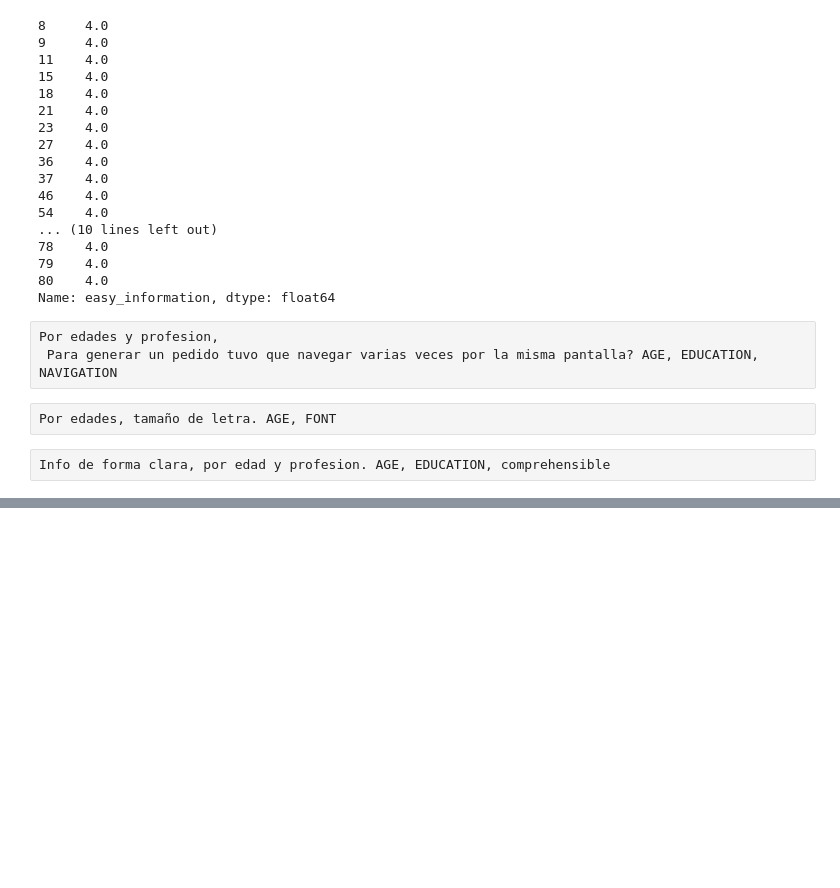
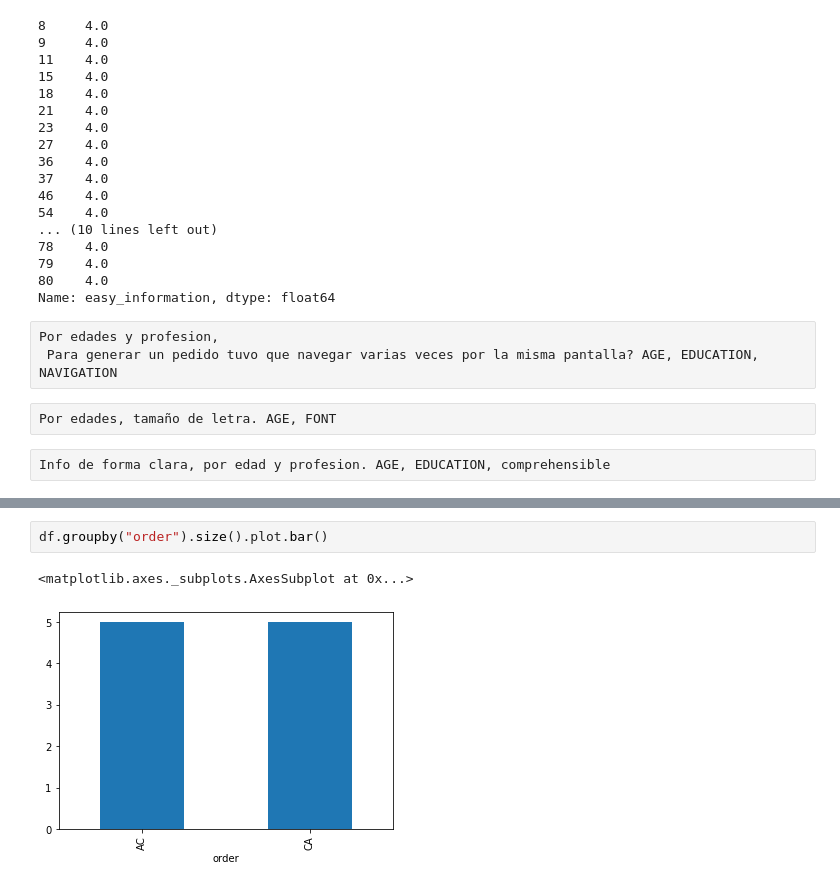
Before and after one commit to alefherrera/my-order-data, a Jupyter notebook: notebook.ipynb, the cells around one changed output, grey strips where cells are left out. Saved outputs shown, nothing was run; the diff lists cells and outputs as text; blank space fills up the shorter version.

```diff
--- a/notebook.ipynb
+++ b/notebook.ipynb
@@ -146,0 +170,5 @@ Info de forma clara, por edad y profesion. AGE, EDUCATION, comprehensible
+# %%
+df.groupby("order").size().plot.bar()
+# %% [output]
+<matplotlib.axes._subplots.AxesSubplot at 0x...>
+[figure, added]
```
Also changed, not shown: parts of 6 cells of this notebook, 3 other files.
